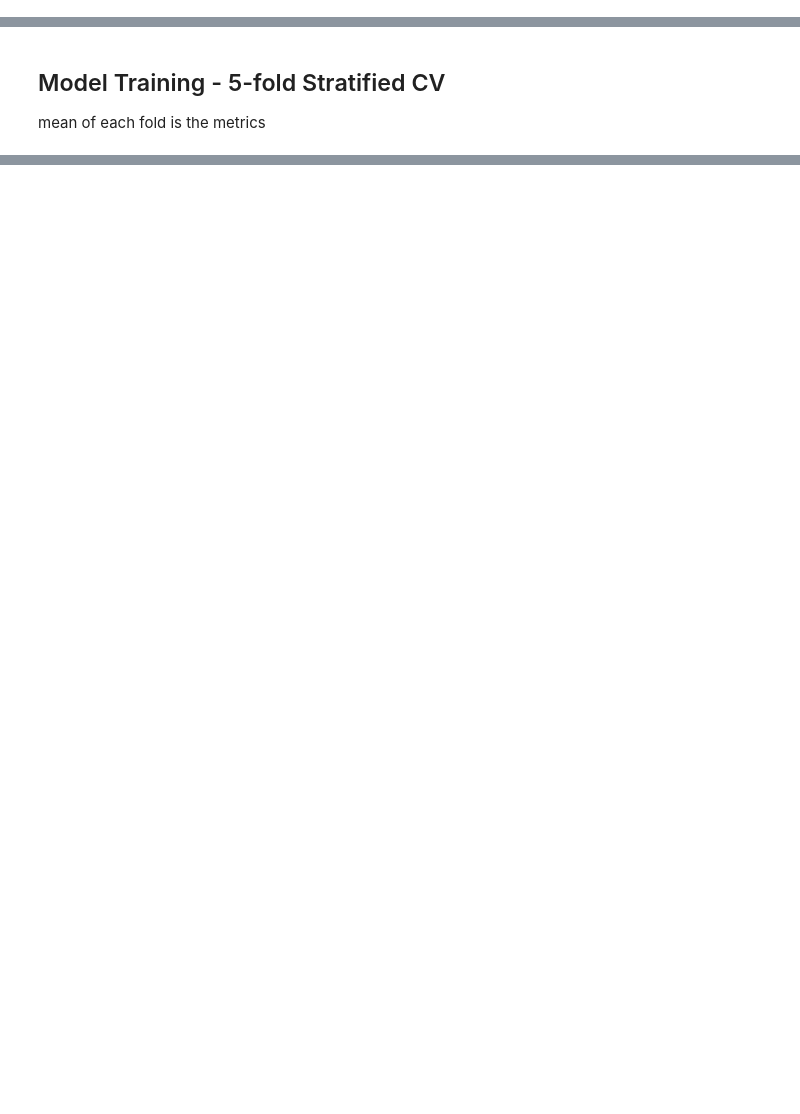
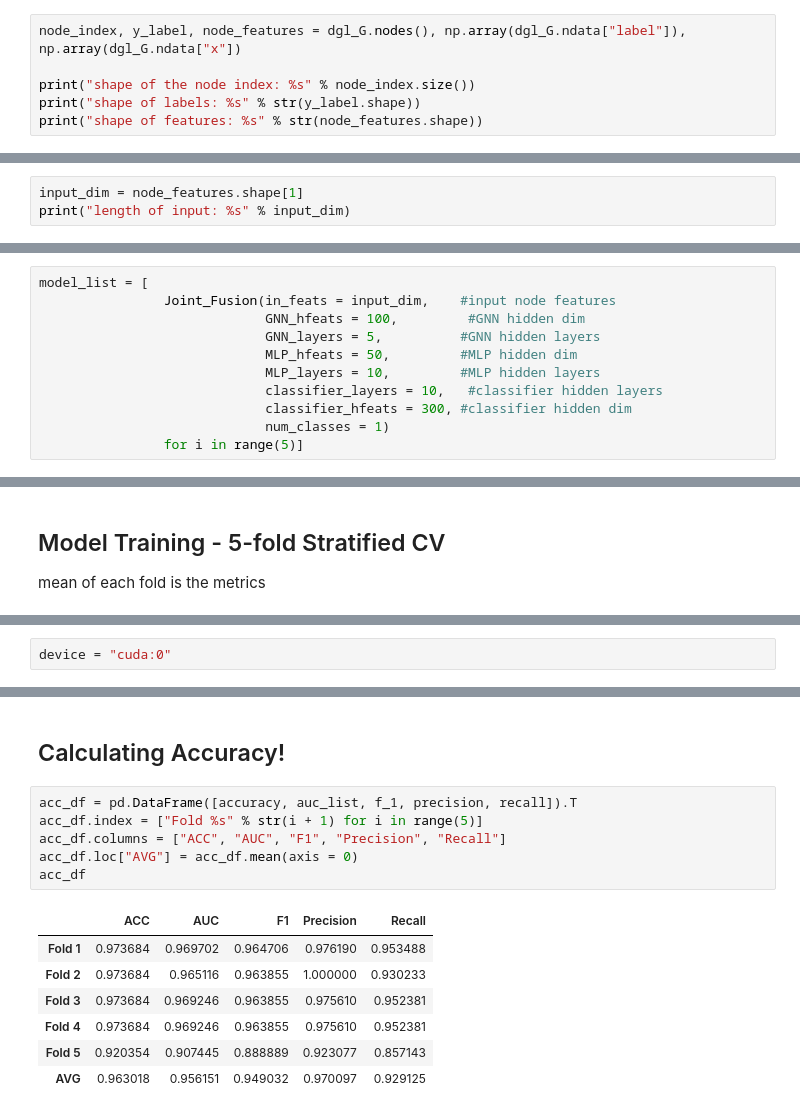
Before and after one commit to irsyadadam/156_GNN_FUSION, a Jupyter notebook: Main.ipynb, the cells around one changed output, grey strips where cells are left out. Saved outputs shown, nothing was run; the diff lists cells and outputs as text; blank space fills up the shorter version.

```diff
--- a/Main.ipynb
+++ b/Main.ipynb
@@ -247,0 +366,6 @@ class Joint_Fusion(torch.nn.Module):
+# %%
+node_index, y_label, node_features = dgl_G.nodes(), np.array(dgl_G.ndata["label"]), np.array(dgl_G.ndata["x"])
+
+print("shape of the node index: %s" % node_index.size())
+print("shape of labels: %s" % str(y_label.shape))
+print("shape of features: %s" % str(node_features.shape))
@@ -247,0 +376,3 @@ class Joint_Fusion(torch.nn.Module):
+# %%
+input_dim = node_features.shape[1]
+print("length of input: %s" % input_dim)
@@ -247,0 +385,11 @@ class Joint_Fusion(torch.nn.Module):
+# %%
+model_list = [
+                Joint_Fusion(in_feats = input_dim,    #input node features
+                             GNN_hfeats = 100,         #GNN hidden dim
+                             GNN_layers = 5,          #GNN hidden layers
+                             MLP_hfeats = 50,         #MLP hidden dim
+                             MLP_layers = 10,         #MLP hidden layers
+                             classifier_layers = 10,   #classifier hidden layers
+                             classifier_hfeats = 300, #classifier hidden dim
+                             num_classes = 1)
+                for i in range(5)]
@@ -251,0 +440,2 @@ mean of each fold is the metrics
+# %%
+device = "cuda:0"
@@ -251,0 +573,16 @@ mean of each fold is the metrics
+# %% [markdown]
+## Calculating Accuracy!
+# %%
+acc_df = pd.DataFrame([accuracy, auc_list, f_1, precision, recall]).T
+acc_df.index = ["Fold %s" % str(i + 1) for i in range(5)]
+acc_df.columns = ["ACC", "AUC", "F1", "Precision", "Recall"]
+acc_df.loc["AVG"] = acc_df.mean(axis = 0)
+acc_df
+# %% [output]
+|  | ACC | AUC | F1 | Precision | Recall |
+| Fold 1 | 0.973684 | 0.969702 | 0.964706 | 0.976190 | 0.953488 |
+| Fold 2 | 0.973684 | 0.965116 | 0.963855 | 1.000000 | 0.930233 |
+| Fold 3 | 0.973684 | 0.969246 | 0.963855 | 0.975610 | 0.952381 |
+| Fold 4 | 0.973684 | 0.969246 | 0.963855 | 0.975610 | 0.952381 |
+| Fold 5 | 0.920354 | 0.907445 | 0.888889 | 0.923077 | 0.857143 |
+| AVG | 0.963018 | 0.956151 | 0.949032 | 0.970097 | 0.929125 |
```
Also changed, not shown: parts of 30 cells of this notebook.
